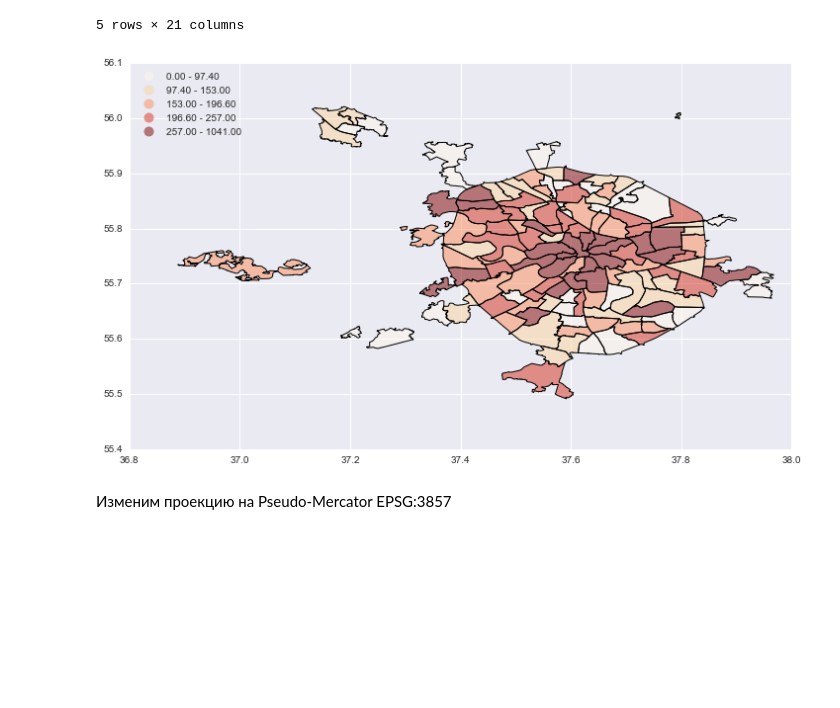
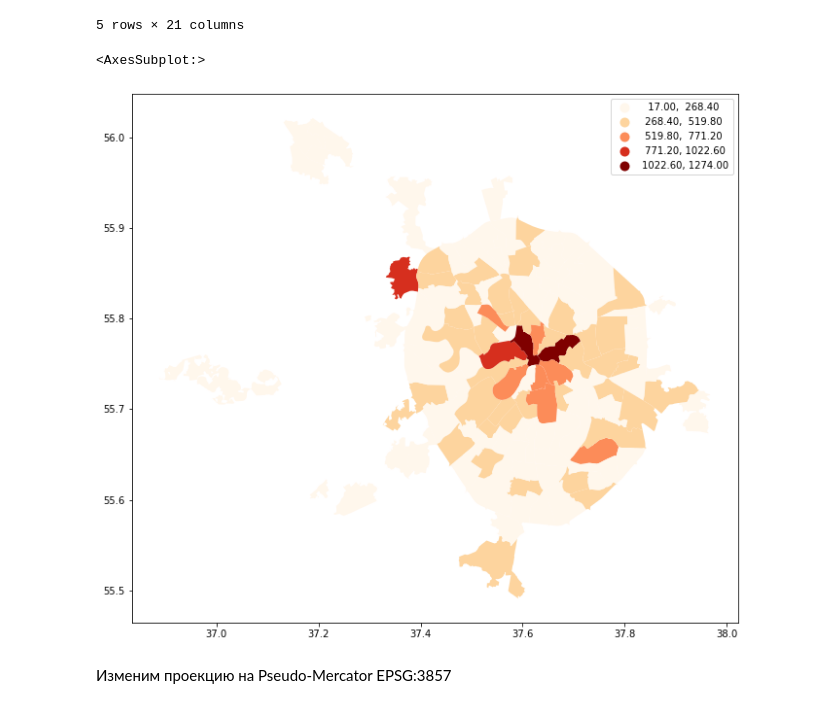
Before and after one commit to hildar/RecSys-Megafon, a Jupyter notebook: Урок_2_Анализ_геоданных.ipynb, the cells around one changed output. Drawn from its saved outputs; the diff is of its cells as text; code cells hidden in the pictures; blank space fills up the shorter version.

```diff
--- a/Урок_2_Анализ_геоданных.ipynb
+++ b/Урок_2_Анализ_геоданных.ipynb
@@ -271,7 +238,8 @@ loaded.head()
 # %% [markdown]
 #### Создание geodataframe
 # %%
-crs = {'init' :'epsg:4326'}
+# crs = {'init':'epsg:4326'}
+crs = 'epsg:4326'
 geometry = [Point(xy) for xy in zip(loaded.lon, loaded.lat)]
 places_geo = gpd.GeoDataFrame(loaded, crs=crs, geometry=geometry)
 # %%
@@ -298,5 +286,5 @@ places_geo.crs
 # %%
-places_district = gpd.sjoin(moscow_districts, places_geo, how="inner", op='contains')
+places_district = gpd.sjoin(moscow_districts, places_geo, how="inner", predicate='contains')
 # %%
 places_district.head()
 # %% [output]
@@ -312,9 +300,11 @@ places_district['shop_count'] = places_district.groupby('name')['id'].transform(
 # %%
 district_stats = places_district[['name','geometry', 'shop_count', 'totalpopul']].drop_duplicates('name')#
 # %%
-district_stats.plot('shop_count', cmap='OrRd', figsize=(12,10), scheme='equals',legend=True);
+# district_stats.plot('shop_count', cmap='OrRd', figsize=(12,10), scheme='equals', legend=True)
+district_stats.plot('shop_count', cmap='OrRd', figsize=(12,10), scheme='equalinterval', legend=True)
 # %% [output]
+<AxesSubplot:>
-[figure, old version]
+[figure, new version]
 # %% [markdown]
 Изменим проекцию на Pseudo-Mercator EPSG:3857
 # %%
```
Also changed, not shown: parts of 11 cells of this notebook.
